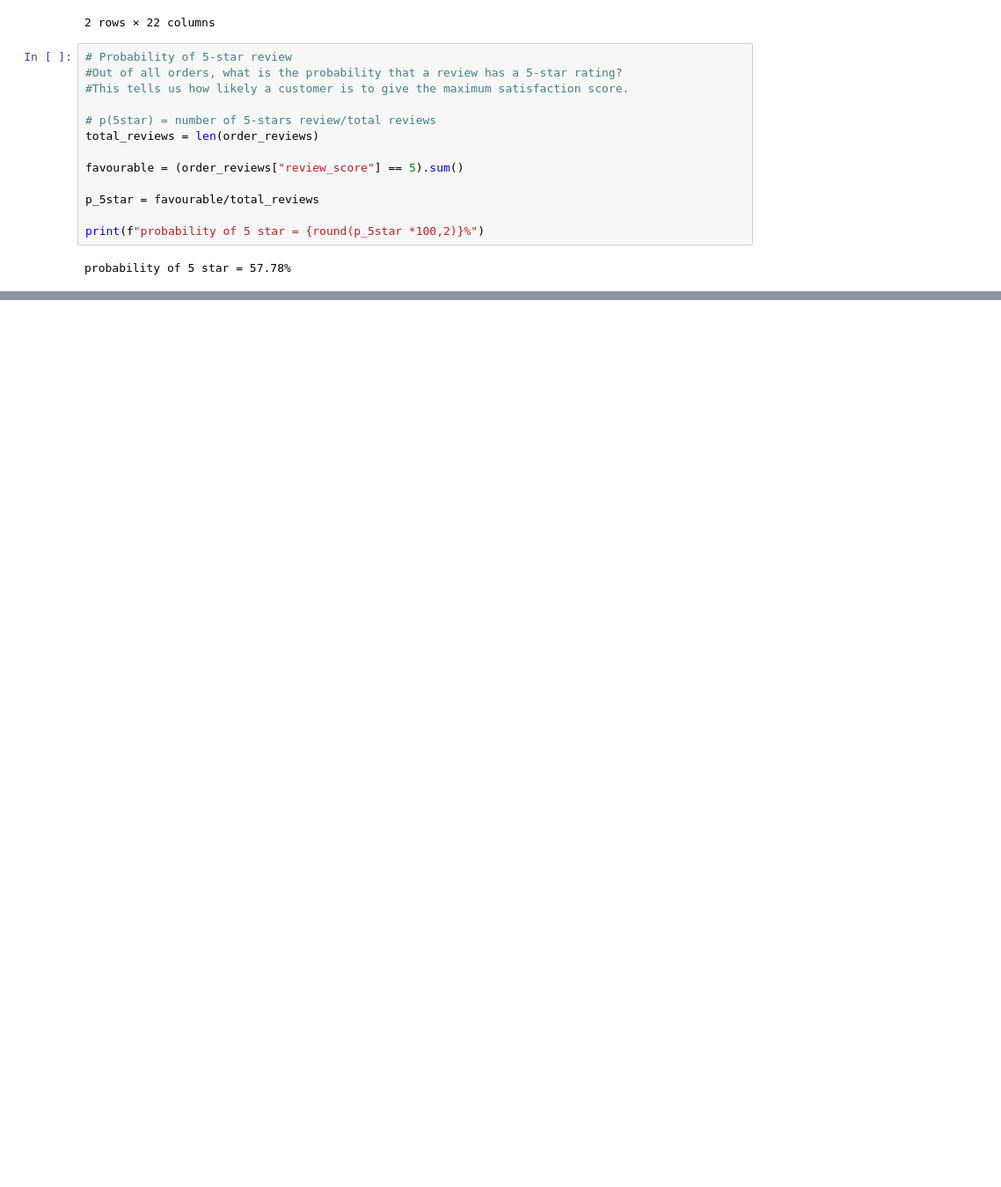
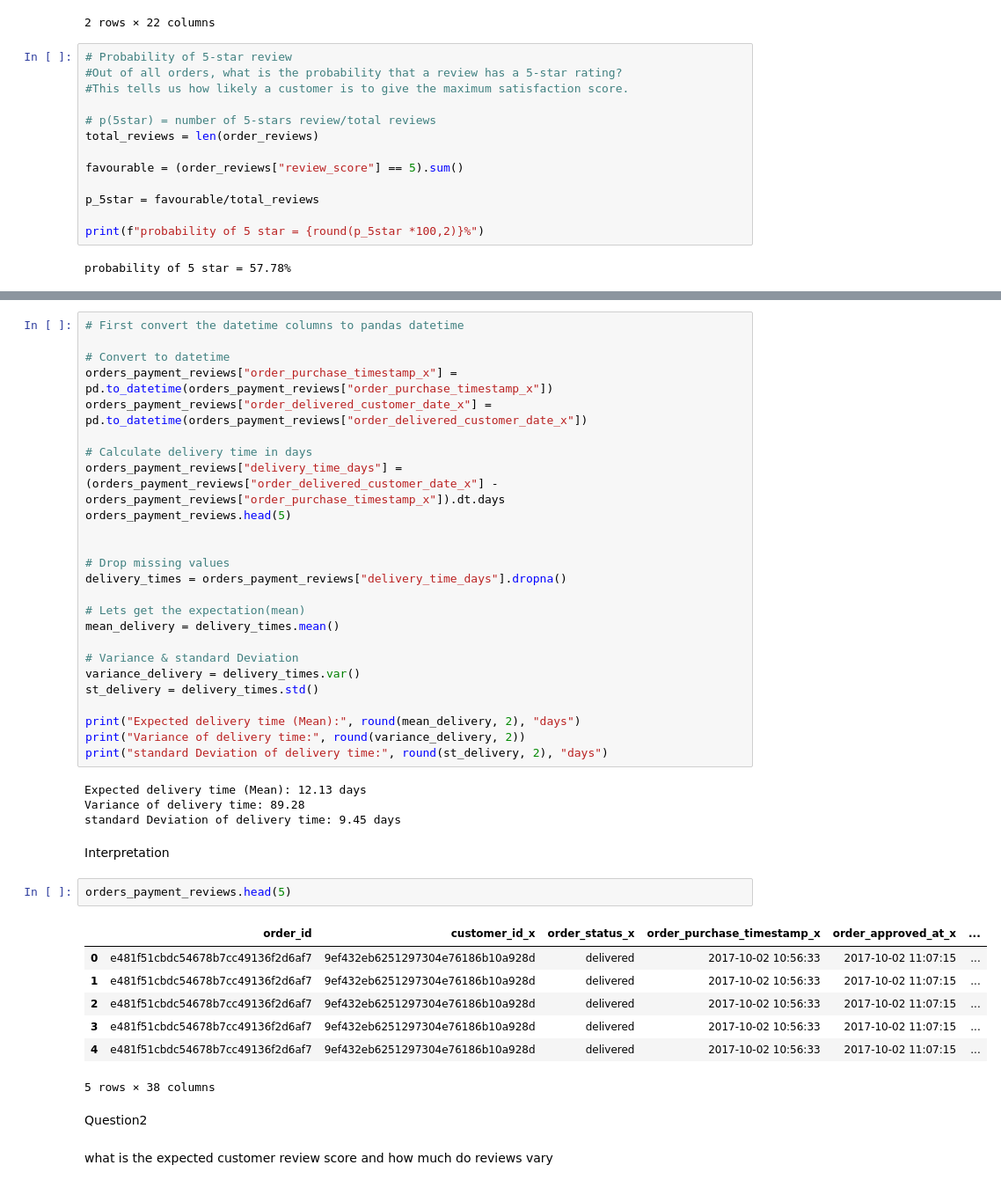
Before and after one commit to ADEOYE-MARY25/My_Task, a Jupyter notebook: Week_9/probability_work.ipynb, the cells around one changed output, grey strips where cells are left out. Shown: that part at 88% size. Cells and saved outputs as stored; diff of their text form; blank space fills up the shorter version.

```diff
--- a/Week_9/probability_work.ipynb
+++ b/Week_9/probability_work.ipynb
@@ -289,0 +536,45 @@ probability of 5 star = 57.78%
+# %%
+# First convert the datetime columns to pandas datetime
+
+# Convert to datetime
+orders_payment_reviews["order_purchase_timestamp_x"] = pd.to_datetime(orders_payment_reviews["order_purchase_timestamp_x"])
+orders_payment_reviews["order_delivered_customer_date_x"] = pd.to_datetime(orders_payment_reviews["order_delivered_customer_date_x"])
+
+# Calculate delivery time in days
+orders_payment_reviews["delivery_time_days"] = (orders_payment_reviews["order_delivered_customer_date_x"] - orders_payment_reviews["order_purchase_timestamp_x"]).dt.days
+orders_payment_reviews.head(5)
+
+
+# Drop missing values
+delivery_times = orders_payment_reviews["delivery_time_days"].dropna()
+
+# Lets get the expectation(mean)
+mean_delivery = delivery_times.mean()
+
+# Variance & standard Deviation
+variance_delivery = delivery_times.var()
+st_delivery = delivery_times.std()
+
+print("Expected delivery time (Mean):", round(mean_delivery, 2), "days")
+print("Variance of delivery time:", round(variance_delivery, 2))
+print("standard Deviation of delivery time:", round(st_delivery, 2), "days")
+# %% [output]
+Expected delivery time (Mean): 12.13 days
+Variance of delivery time: 89.28
+standard Deviation of delivery time: 9.45 days
+# %% [markdown]
+Interpretation
+# %%
+orders_payment_reviews.head(5)
+# %% [output]
+|  | order_id | customer_id_x | order_status_x | order_purchase_timestamp_x | order_approved_at_x | ... |
+| 0 | e481f51cbdc54678b7cc49136f2d6af7 | 9ef432eb6251297304e76186b10a928d | delivered | 2017-10-02 10:56:33 | 2017-10-02 11:07:15 | ... |
+| 1 | e481f51cbdc54678b7cc49136f2d6af7 | 9ef432eb6251297304e76186b10a928d | delivered | 2017-10-02 10:56:33 | 2017-10-02 11:07:15 | ... |
+| 2 | e481f51cbdc54678b7cc49136f2d6af7 | 9ef432eb6251297304e76186b10a928d | delivered | 2017-10-02 10:56:33 | 2017-10-02 11:07:15 | ... |
+| 3 | e481f51cbdc54678b7cc49136f2d6af7 | 9ef432eb6251297304e76186b10a928d | delivered | 2017-10-02 10:56:33 | 2017-10-02 11:07:15 | ... |
+| 4 | e481f51cbdc54678b7cc49136f2d6af7 | 9ef432eb6251297304e76186b10a928d | delivered | 2017-10-02 10:56:33 | 2017-10-02 11:07:15 | ... |
+5 rows × 38 columns
+# %% [markdown]
+Question2
+# %% [markdown]
+what is the expected customer review score and how  much do reviews vary
```
Also changed, not shown: parts of 21 cells of this notebook.
